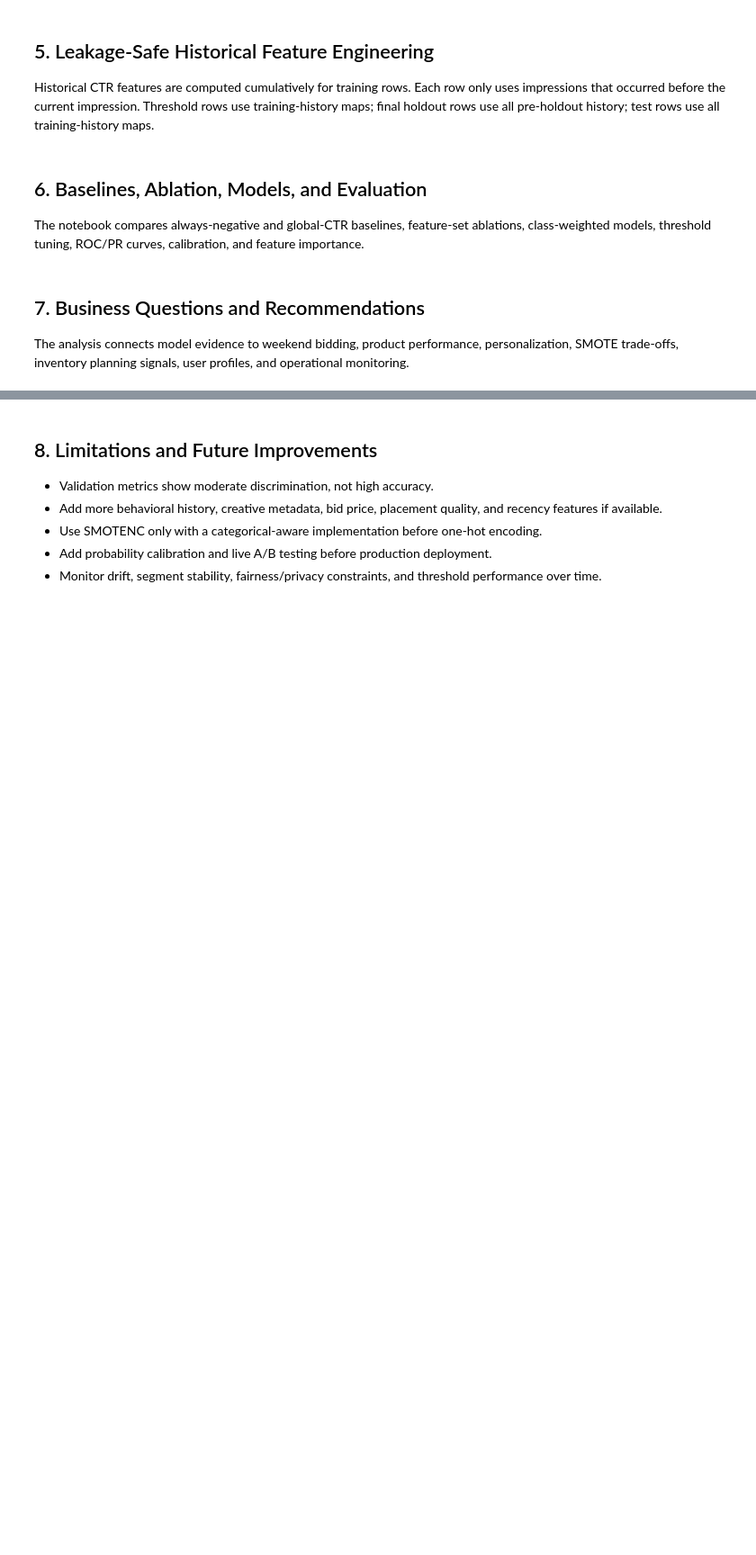
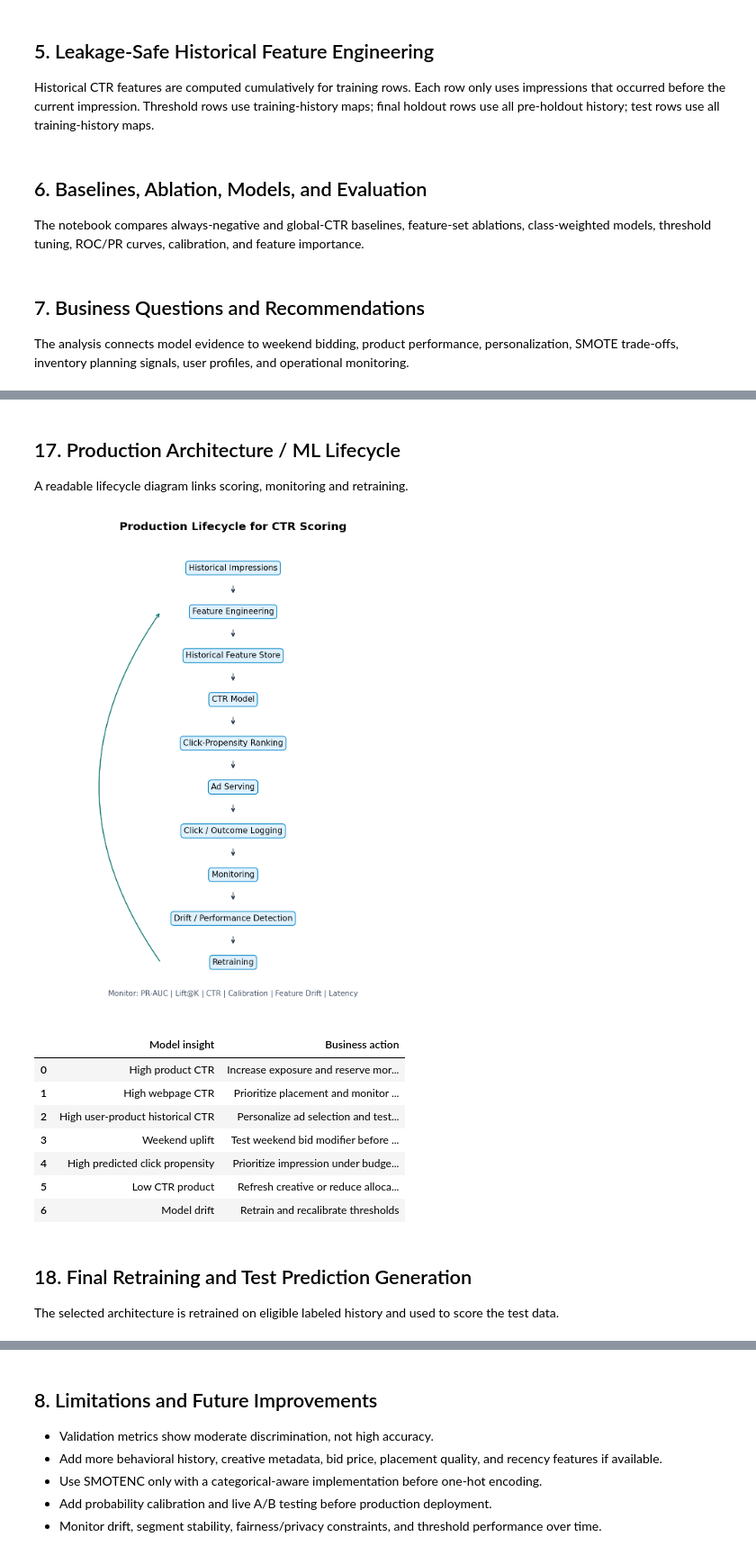
Before and after one commit to banshiAbp/ad-click-prediction, a Jupyter notebook: ad_click_prediction_case_study.ipynb, the cells around one changed output, grey strips where cells are left out. Shown at 90% size. Cells and saved outputs as stored; diff of their text form; code cells hidden in the pictures; blank space fills up the shorter version.

```diff
--- a/ad_click_prediction_case_study.ipynb
+++ b/ad_click_prediction_case_study.ipynb
@@ -809,0 +834,48 @@ Weekend CTR: 7.33%; Weekday CTR: 6.65%; uplift: 0.68 pp / 10.2% relative; p-valu
+# %% [markdown]
+## 17. Production Architecture / ML Lifecycle
+
+A readable lifecycle diagram links scoring, monitoring and retraining.
+# %%
+# Production lifecycle diagram.
+fig, ax = plt.subplots(figsize=(7.5, 9.5))
+ax.axis('off')
+steps = [
+    'Historical Impressions', 'Feature Engineering', 'Historical Feature Store',
+    'CTR Model', 'Click-Propensity Ranking', 'Ad Serving', 'Click / Outcome Logging',
+    'Monitoring', 'Drift / Performance Detection', 'Retraining'
+]
+y_positions = np.linspace(0.93, 0.10, len(steps))
+x = 0.5
+for i, (y, step) in enumerate(zip(y_positions, steps)):
+    ax.text(x, y, step, ha='center', va='center', fontsize=11, bbox=dict(boxstyle='round,pad=0.35', facecolor='#e0f2fe', edgecolor='#0284c7'))
+    if i < len(steps) - 1:
+        ax.annotate('', xy=(x, y_positions[i+1] + 0.035), xytext=(x, y - 0.035), arrowprops=dict(arrowstyle='->', color='#334155', lw=1.5))
+ax.annotate('', xy=(0.31, y_positions[1]), xytext=(0.31, y_positions[-1]), arrowprops=dict(arrowstyle='->', color='#0f766e', lw=1.3, connectionstyle='arc3,rad=-0.35'))
+ax.text(0.5, 0.03, 'Monitor: PR-AUC | Lift@K | CTR | Calibration | Feature Drift | Latency', ha='center', fontsize=10, color='#475569')
+ax.set_title('Production Lifecycle for CTR Scoring', fontsize=15, fontweight='bold')
+plt.tight_layout(); plt.savefig(IMAGE_DIR/'production_lifecycle.png', dpi=150); plt.close(); display(Image(filename=str(IMAGE_DIR/'production_lifecycle.png')))
+
+business_mapping = pd.DataFrame([
+    ['High product CTR', 'Increase exposure and reserve more inventory'],
+    ['High webpage CTR', 'Prioritize placement and monitor page quality'],
+    ['High user-product historical CTR', 'Personalize ad selection and test targeted bid uplift'],
+    ['Weekend uplift', 'Test weekend bid modifier before permanent adoption'],
+    ['High predicted click propensity', 'Prioritize impression under budget constraints'],
+    ['Low CTR product', 'Refresh creative or reduce allocation'],
+    ['Model drift', 'Retrain and recalibrate thresholds'],
+], columns=['Model insight', 'Business action'])
+display(business_mapping)
+# %% [output]
+[figure, added]
+|  | Model insight | Business action |
+| 0 | High product CTR | Increase exposure and reserve mor... |
+| 1 | High webpage CTR | Prioritize placement and monitor ... |
+| 2 | High user-product historical CTR | Personalize ad selection and test... |
+| 3 | Weekend uplift | Test weekend bid modifier before ... |
+| 4 | High predicted click propensity | Prioritize impression under budge... |
+| 5 | Low CTR product | Refresh creative or reduce alloca... |
+| 6 | Model drift | Retrain and recalibrate thresholds |
+# %% [markdown]
+## 18. Final Retraining and Test Prediction Generation
+
+The selected architecture is retrained on eligible labeled history and used to score the test data.
```
Also changed, not shown: parts of 27 cells of this notebook, 13 other files.
